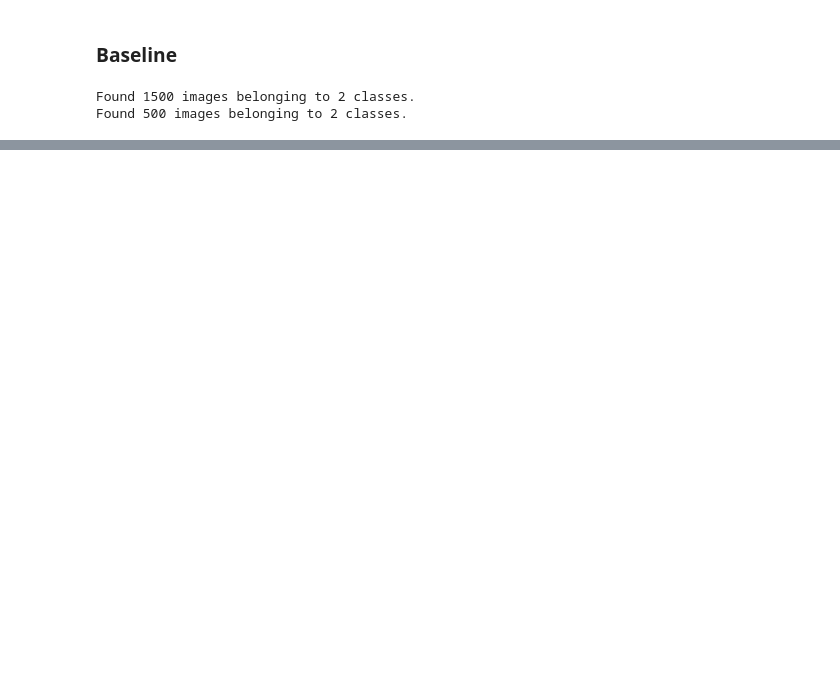
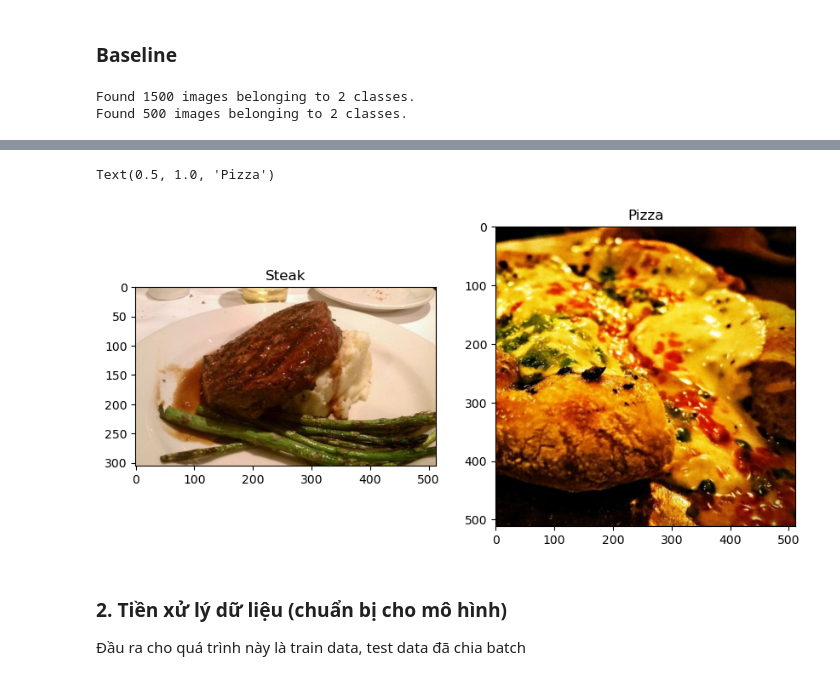
Before and after one commit to ngohongthai/ml-labs, a Jupyter notebook: ml-deeplearning/cnn_playground/cnn.ipynb, the cells around one changed output, grey strips where cells are left out. Cells and saved outputs as stored; diff of their text form; code cells hidden in the pictures; blank space fills up the shorter version.

```diff
--- a/ml-deeplearning/cnn_playground/cnn.ipynb
+++ b/ml-deeplearning/cnn_playground/cnn.ipynb
@@ -171,0 +305,20 @@ KeyboardInterrupt:
+# %%
+fig, axes = plt.subplots(1,2, figsize=(10,5))
+steak_path = 'pizza_steak/train/steak/'
+pizza_path = 'pizza_steak/train/pizza/'
+random_steak_name = random.sample(os.listdir(steak_path), 1)
+random_pizza_name = random.sample(os.listdir(pizza_path), 1)
+steak_image = mpimg.imread(steak_path+random_steak_name[0])
+pizza_image = mpimg.imread(pizza_path+random_pizza_name[0])
+
+axes[0].imshow(steak_image)
+axes[0].set_title('Steak')
+axes[1].imshow(pizza_image)
+axes[1].set_title('Pizza')
+# %% [output]
+Text(0.5, 1.0, 'Pizza')
+[figure, added]
+# %% [markdown]
+### 2. Tiền xử lý dữ liệu (chuẩn bị cho mô hình)
+
+Đầu ra cho quá trình này là train data, test data đã chia batch
```
Also changed, not shown: parts of 32 cells of this notebook, 1 other file.
